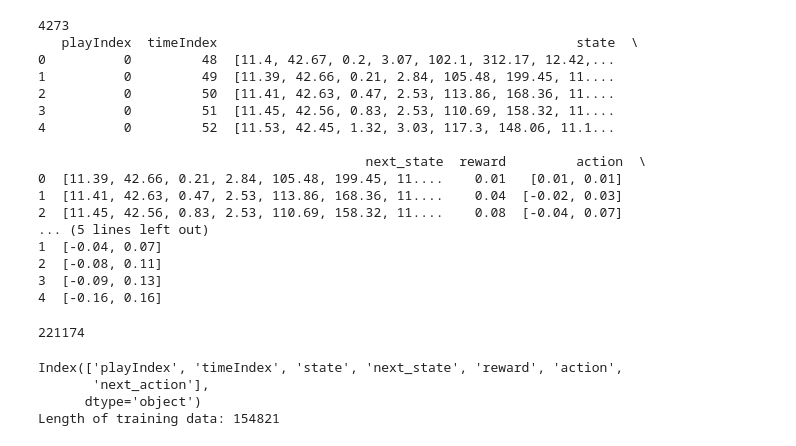
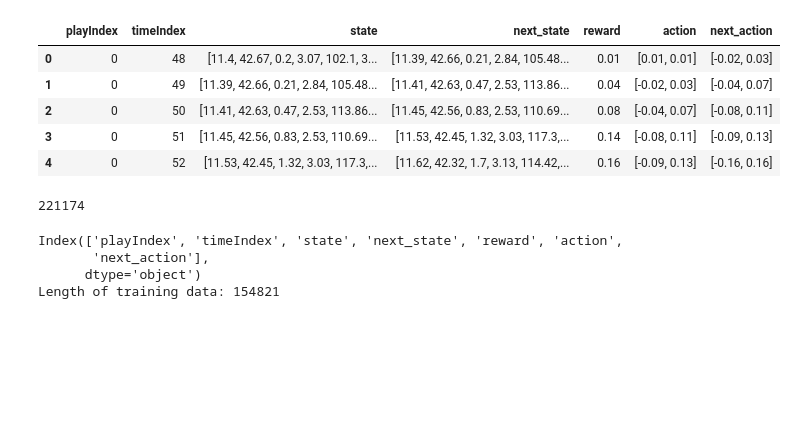
Before and after one commit to scottmaran/big_data_bowl, a Jupyter notebook: qlearning_model.ipynb, the cells around one changed output. Saved outputs shown, nothing was run; the diff lists cells and outputs as text; code cells hidden in the pictures; blank space fills up the shorter version.

```diff
--- a/qlearning_model.ipynb
+++ b/qlearning_model.ipynb
@@ -17,32 +18,21 @@ import torch.utils.data
 # %%
 data_df = pd.read_pickle('datasets/all_players_rel_all_actions_group_team.pkl')
 
 data_df.loc[:, 'next_action'] = data_df.groupby('playIndex').action.shift(-1)
 
 # drop na if using sarsa model
 sarsa_df = data_df.dropna(axis=0, how='any', inplace=False)
 
-print(len(data_df) - len(sarsa_df))
+#print(len(data_df) - len(sarsa_df))
 
-print(sarsa_df.head())
+sarsa_df.head()
 # %% [output]
-4273
-   playIndex  timeIndex                                              state  \
-0          0         48  [11.4, 42.67, 0.2, 3.07, 102.1, 312.17, 12.42,...
-1          0         49  [11.39, 42.66, 0.21, 2.84, 105.48, 199.45, 11....
-2          0         50  [11.41, 42.63, 0.47, 2.53, 113.86, 168.36, 11....
-3          0         51  [11.45, 42.56, 0.83, 2.53, 110.69, 158.32, 11....
-4          0         52  [11.53, 42.45, 1.32, 3.03, 117.3, 148.06, 11.1...
-
-                                          next_state  reward         action  \
-0  [11.39, 42.66, 0.21, 2.84, 105.48, 199.45, 11....    0.01   [0.01, 0.01]
-1  [11.41, 42.63, 0.47, 2.53, 113.86, 168.36, 11....    0.04  [-0.02, 0.03]
-2  [11.45, 42.56, 0.83, 2.53, 110.69, 158.32, 11....    0.08  [-0.04, 0.07]
-... (5 lines left out)
-1  [-0.04, 0.07]
-2  [-0.08, 0.11]
-3  [-0.09, 0.13]
-4  [-0.16, 0.16]
+|  | playIndex | timeIndex | state | next_state | reward | action | next_action |
+| 0 | 0 | 48 | [11.4, 42.67, 0.2, 3.07, 102.1, 3... | [11.39, 42.66, 0.21, 2.84, 105.48... | 0.01 | [0.01, 0.01] | [-0.02, 0.03] |
+| 1 | 0 | 49 | [11.39, 42.66, 0.21, 2.84, 105.48... | [11.41, 42.63, 0.47, 2.53, 113.86... | 0.04 | [-0.02, 0.03] | [-0.04, 0.07] |
+| 2 | 0 | 50 | [11.41, 42.63, 0.47, 2.53, 113.86... | [11.45, 42.56, 0.83, 2.53, 110.69... | 0.08 | [-0.04, 0.07] | [-0.08, 0.11] |
+| 3 | 0 | 51 | [11.45, 42.56, 0.83, 2.53, 110.69... | [11.53, 42.45, 1.32, 3.03, 117.3,... | 0.14 | [-0.08, 0.11] | [-0.09, 0.13] |
+| 4 | 0 | 52 | [11.53, 42.45, 1.32, 3.03, 117.3,... | [11.62, 42.32, 1.7, 3.13, 114.42,... | 0.16 | [-0.09, 0.13] | [-0.16, 0.16] |
 # %%
 len(sarsa_df)
 # %% [output]
```
Also changed, not shown: parts of 8 cells of this notebook, 12 other files.
